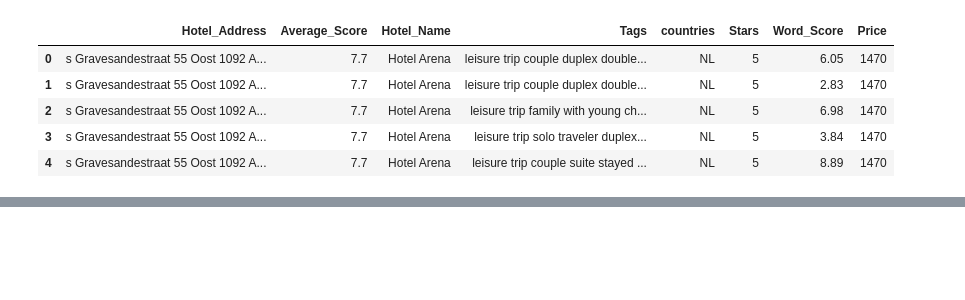
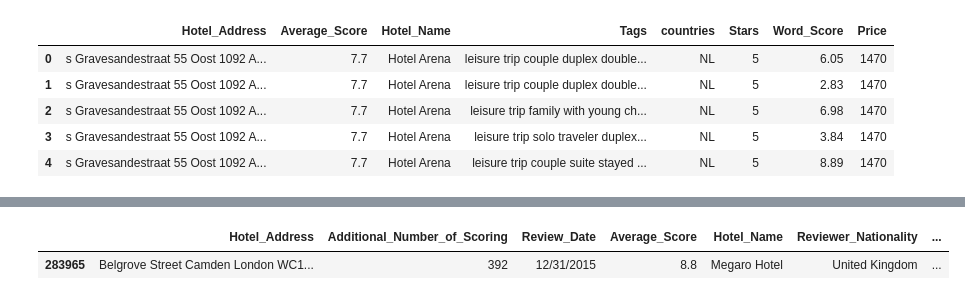
Before and after one commit to AvirupRay/Hotel-Recommendations-Based-on-Customer-Feedback, a Jupyter notebook: server_side/newFeatures.ipynb, the cells around one changed output, grey strips where cells are left out. Drawn from its saved outputs; the diff is of its cells as text; code cells hidden in the pictures; blank space fills up the shorter version.

```diff
--- a/server_side/newFeatures.ipynb
+++ b/server_side/newFeatures.ipynb
@@ -265,0 +327,5 @@ leisure trip family young child deluxe twin room stayed 1 night submitted mobile
+# %%
+df.sample()
+# %% [output]
+|  | Hotel_Address | Additional_Number_of_Scoring | Review_Date | Average_Score | Hotel_Name | Reviewer_Nationality | ... |
+| 283965 | Belgrove Street Camden London WC1... | 392 | 12/31/2015 | 8.8 | Megaro Hotel | United Kingdom | ... |
```
Also changed, not shown: parts of 30 cells of this notebook, 4 other files.
